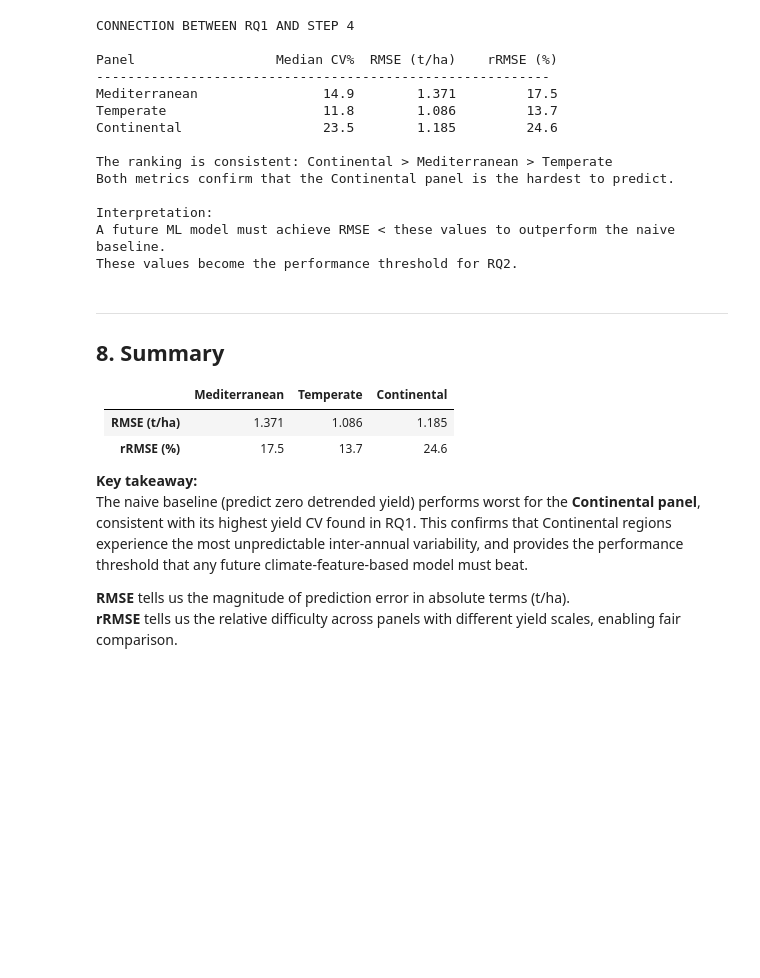
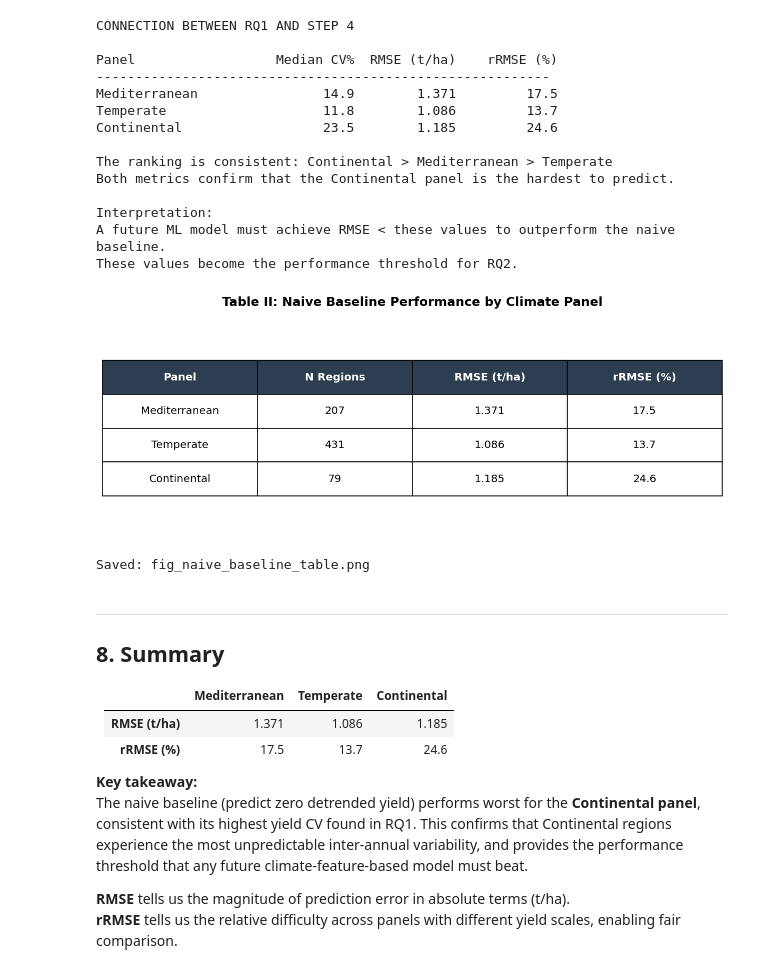
Before and after one commit to eda-yilmaz/DI501-Term-Project, a Jupyter notebook: notebooks/step4_naive_baseline.ipynb, the cells around one changed output. Cells and saved outputs as stored; diff of their text form; code cells hidden in the pictures; blank space fills up the shorter version.

```diff
--- a/notebooks/step4_naive_baseline.ipynb
+++ b/notebooks/step4_naive_baseline.ipynb
@@ -234,6 +234,46 @@ Both metrics confirm that the Continental panel is the hardest to predict.
 Interpretation:
 A future ML model must achieve RMSE < these values to outperform the naive baseline.
 These values become the performance threshold for RQ2.
+# %%
+fig, ax = plt.subplots(figsize=(10, 4))
+ax.axis('off')
+
+table_data = [
+    ['Mediterranean', '207', '1.371', '17.5'],
+    ['Temperate',     '431', '1.086', '13.7'],
+    ['Continental',   '79',  '1.185', '24.6']
+]
+col_labels = ['Panel', 'N Regions', 'RMSE (t/ha)', 'rRMSE (%)']
+
+table = ax.table(
+    cellText=table_data,
+    colLabels=col_labels,
+    cellLoc='center',
+    loc='center'
+)
+
+table.auto_set_font_size(False)
+table.set_fontsize(12)
+table.scale(1, 3)
+
+for j in range(len(col_labels)):
+    table[0, j].set_facecolor('#2c3e50')
+    table[0, j].set_text_props(color='white', fontweight='bold')
+
+for i in range(1, len(table_data) + 1):
+    for j in range(len(col_labels)):
+        table[i, j].set_facecolor('white')
+
+ax.set_title('Table II: Naive Baseline Performance by Climate Panel',
+             fontsize=14, fontweight='bold', pad=20)
+
+plt.tight_layout()
+plt.savefig('./fig_naive_baseline_table.png', dpi=300, bbox_inches='tight')
+plt.show()
+print('Saved: fig_naive_baseline_table.png')
+# %% [output]
+[figure, added]
+Saved: fig_naive_baseline_table.png
 # %% [markdown]
 ---
 ## 8. Summary
```
